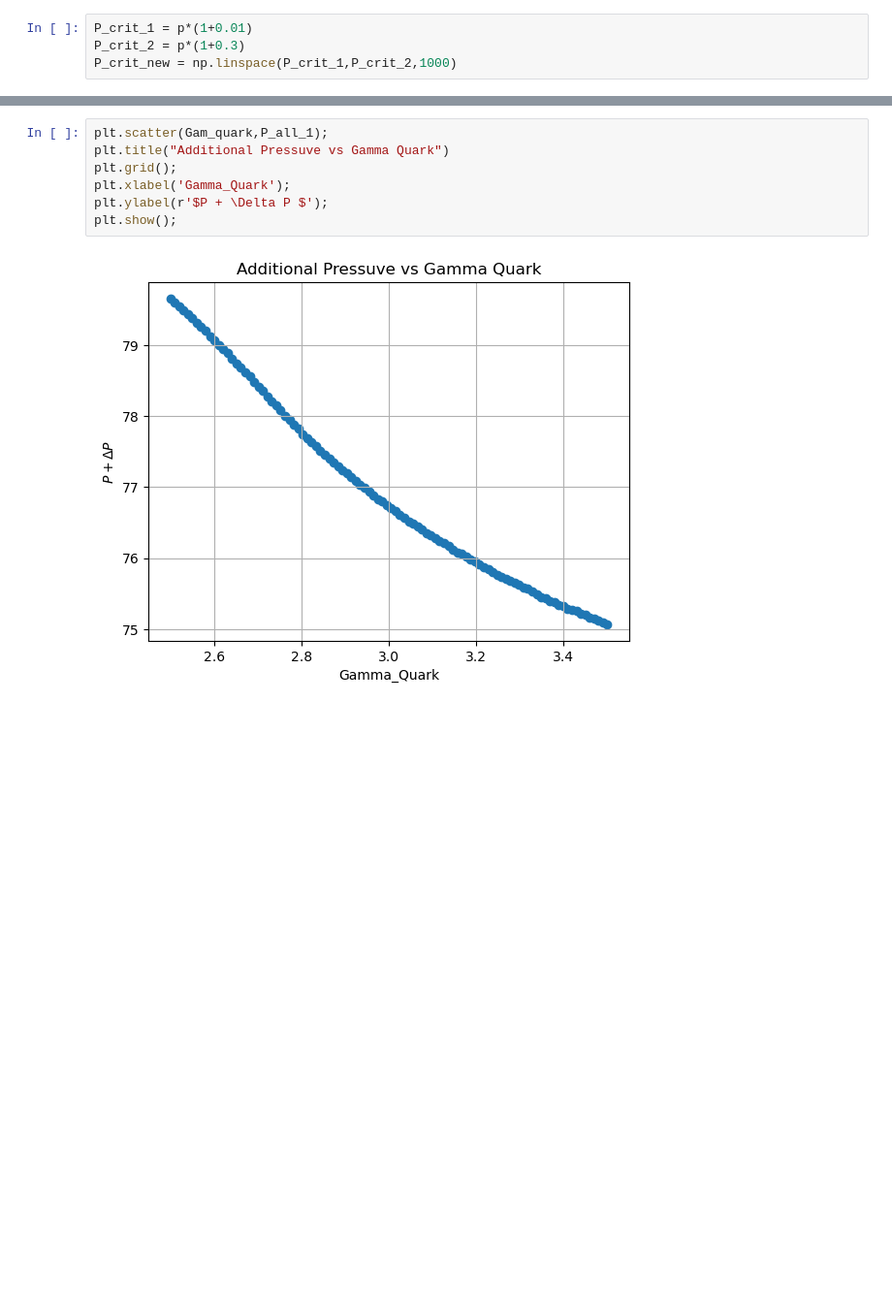
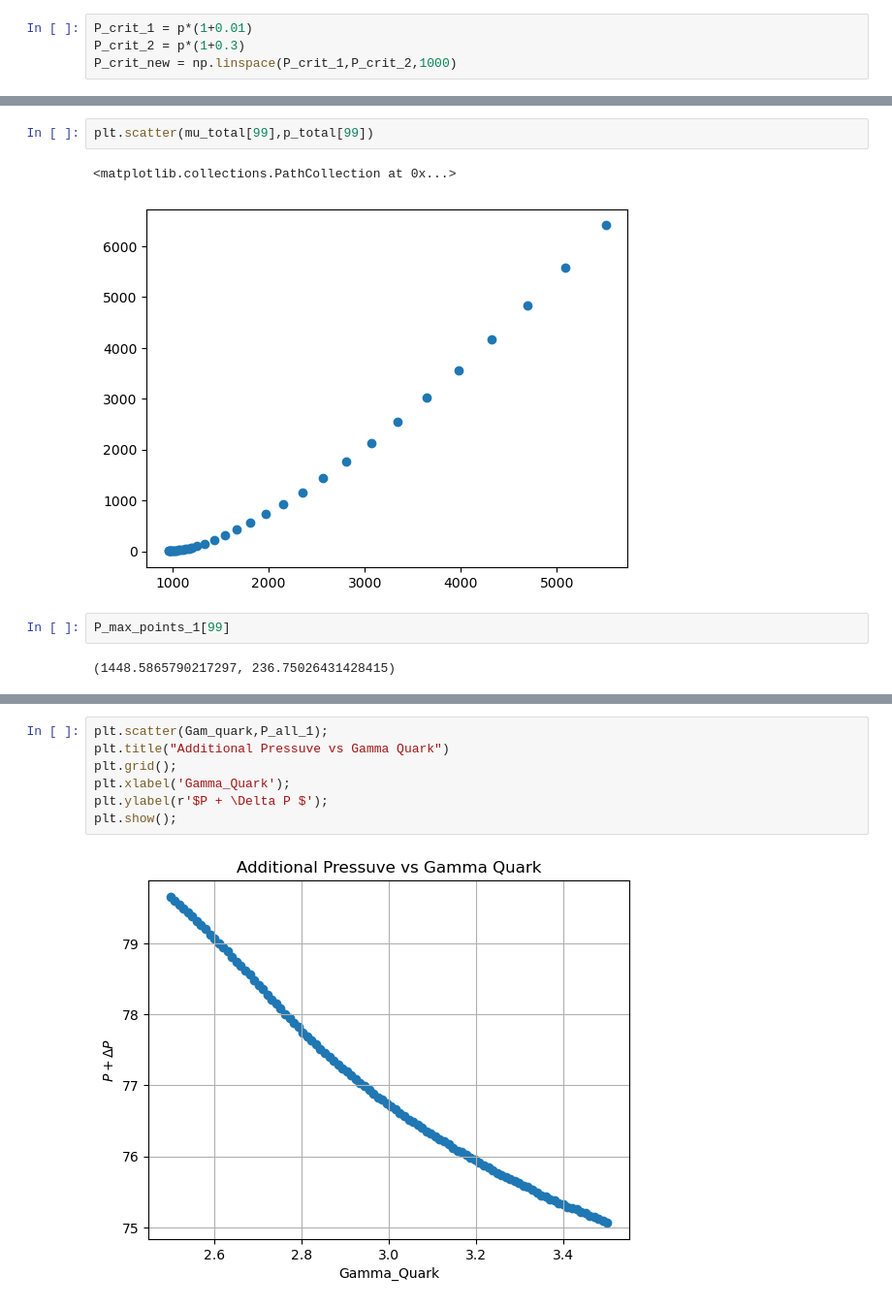
Before and after one commit to katta626/Phase_Transition, a Jupyter notebook: code/Relation_Codes/Different_GammaQ.ipynb, the cells around one changed output, grey strips where cells are left out. Shown at 97% size. Cells and saved outputs as stored; diff of their text form; blank space fills up the shorter version.

```diff
--- a/code/Relation_Codes/Different_GammaQ.ipynb
+++ b/code/Relation_Codes/Different_GammaQ.ipynb
@@ -318,0 +271,9 @@ for index in range(len(mu_total)):
+# %%
+plt.scatter(mu_total[99],p_total[99])
+# %% [output]
+<matplotlib.collections.PathCollection at 0x...>
+[figure, added]
+# %%
+P_max_points_1[99]
+# %% [output]
+(1448.5865790217297, 236.75026431428415)
```
Also changed, not shown: parts of 35 cells of this notebook, 1 other file.
